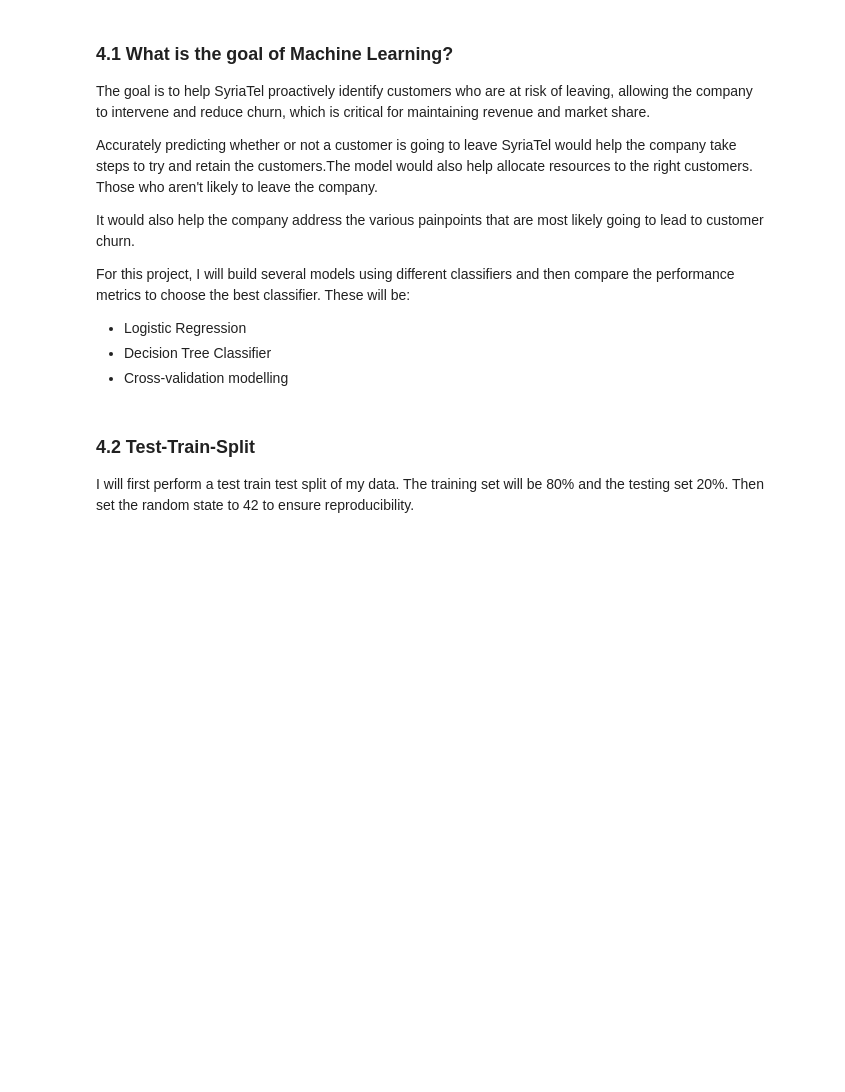
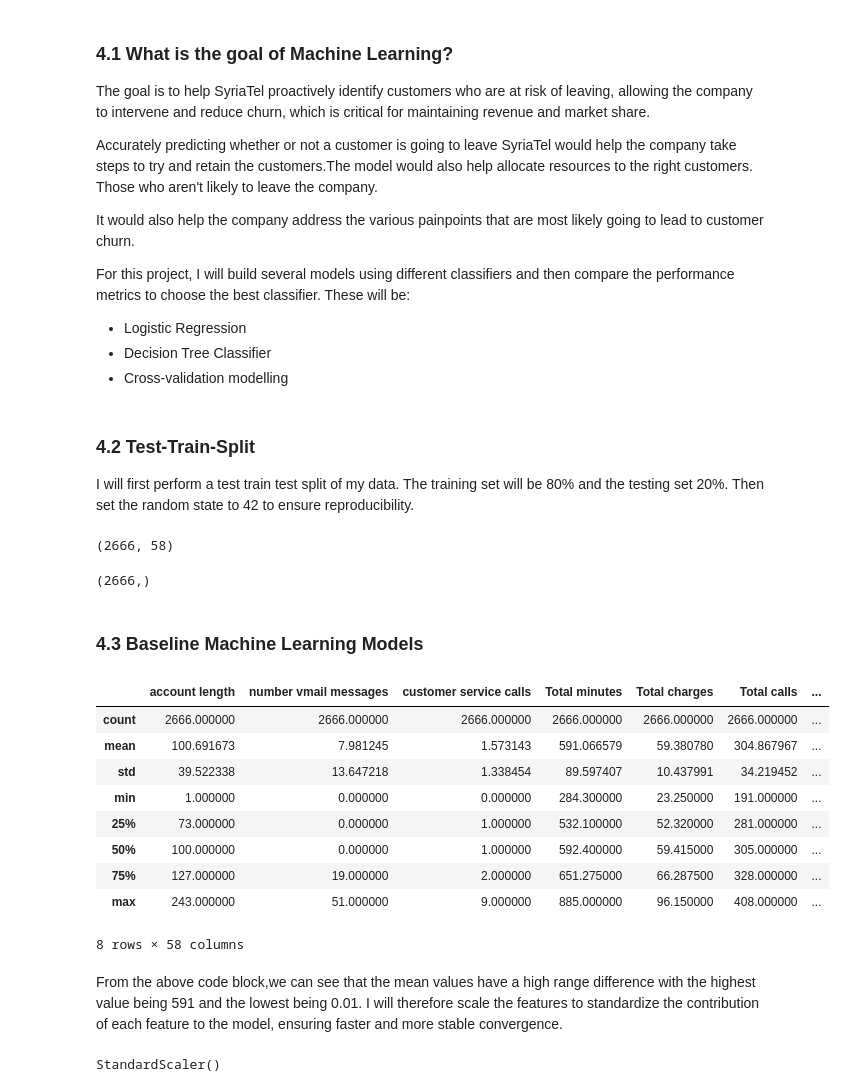
Before and after one commit to EdwinMbuthia/Phase-3-Project, a Jupyter notebook: index.ipynb, the cells around one changed output. Saved outputs shown, nothing was run; the diff lists cells and outputs as text; code cells hidden in the pictures; blank space fills up the shorter version.

Commit message:
Created a Baseline Model

```diff
--- a/index.ipynb
+++ b/index.ipynb
@@ -472,3 +472,33 @@ For this project, I will build several models using different classifiers and th
 I will first perform a test train test split of my data. The training set will be 80% and the testing set 20%. Then set the random state to 42 to ensure reproducibility.
 # %%
 X_train,X_test,y_train,y_test = train_test_split(X,y, test_size=0.2,random_state=42)
+# %%
+X_train.shape
+# %% [output]
+(2666, 58)
+# %%
+y_train.shape
+# %% [output]
+(2666,)
+# %% [markdown]
+### 4.3 Baseline Machine Learning Models
+# %%
+X_train.describe()
+# %% [output]
+|  | account length | number vmail messages | customer service calls | Total minutes | Total charges | Total calls | ... |
+| count | 2666.000000 | 2666.000000 | 2666.000000 | 2666.000000 | 2666.000000 | 2666.000000 | ... |
+| mean | 100.691673 | 7.981245 | 1.573143 | 591.066579 | 59.380780 | 304.867967 | ... |
+| std | 39.522338 | 13.647218 | 1.338454 | 89.597407 | 10.437991 | 34.219452 | ... |
+| min | 1.000000 | 0.000000 | 0.000000 | 284.300000 | 23.250000 | 191.000000 | ... |
+| 25% | 73.000000 | 0.000000 | 1.000000 | 532.100000 | 52.320000 | 281.000000 | ... |
+| 50% | 100.000000 | 0.000000 | 1.000000 | 592.400000 | 59.415000 | 305.000000 | ... |
+| 75% | 127.000000 | 19.000000 | 2.000000 | 651.275000 | 66.287500 | 328.000000 | ... |
+| max | 243.000000 | 51.000000 | 9.000000 | 885.000000 | 96.150000 | 408.000000 | ... |
+8 rows × 58 columns
+# %% [markdown]
+From the above code block,we can see that the mean values have a high range difference with the highest value being 591 and the lowest being 0.01. I will therefore scale the features to standardize the contribution of each feature to the model, ensuring faster and more stable convergence.
+# %%
+scaler = StandardScaler()
+scaler.fit(X_train)
+# %% [output]
+StandardScaler()
```
Also changed, not shown: parts of 8 cells of this notebook.
